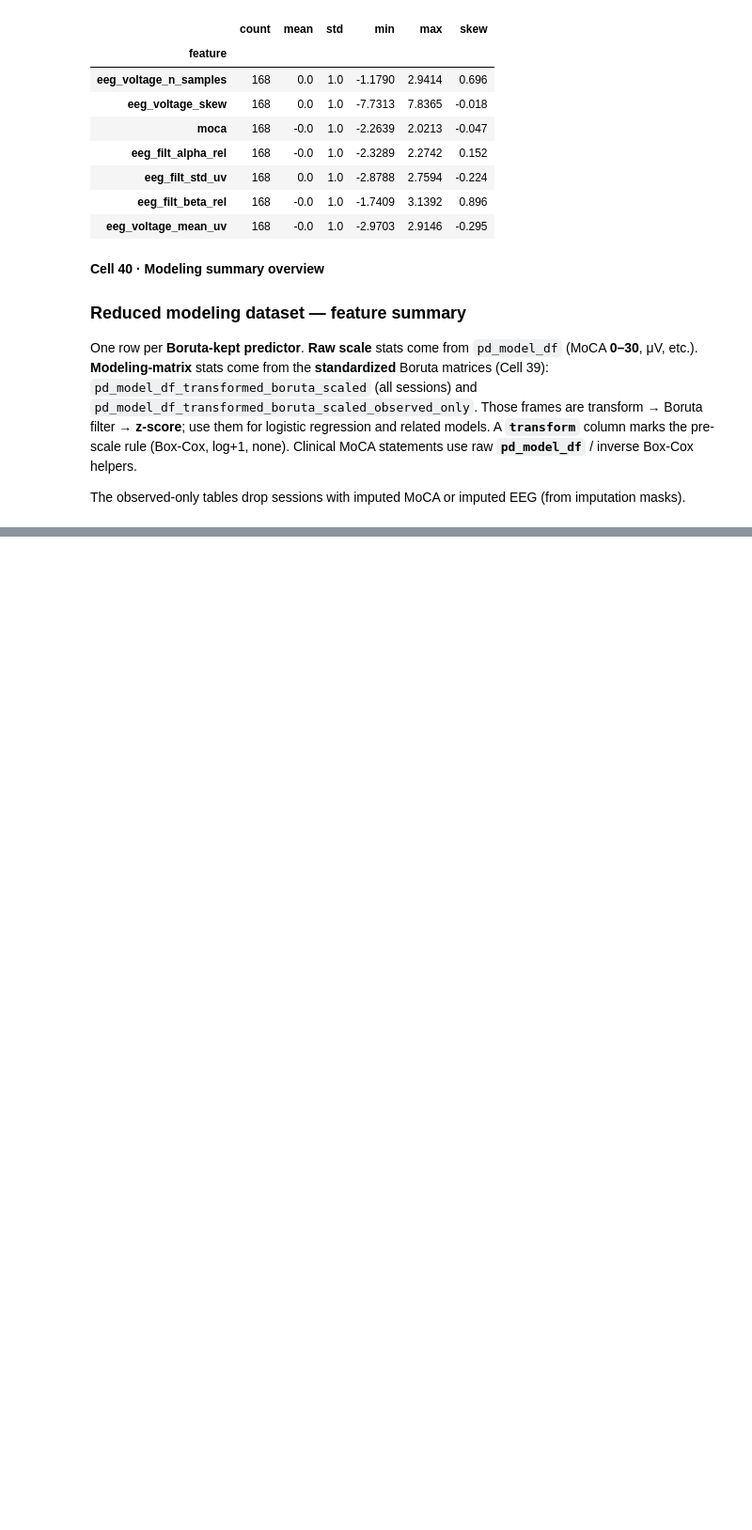
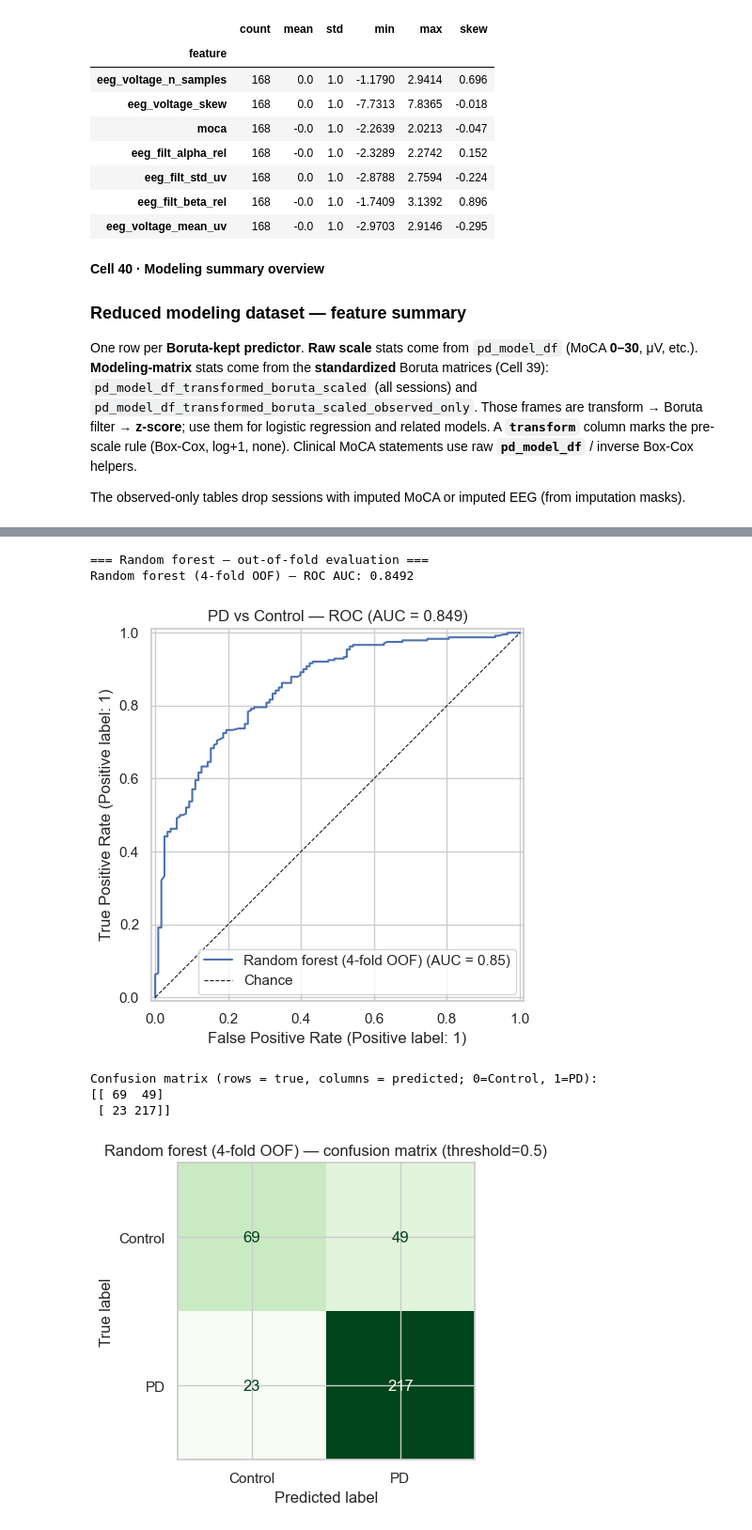
Before and after one commit to tnewman10/DDDM, a Jupyter notebook: Parkinson's Diagnosis/ds008768/PD Model.ipynb, the cells around one changed output, grey strips where cells are left out. Shown at 94% size. Drawn from its saved outputs; the diff is of its cells as text; code cells hidden in the pictures; blank space fills up the shorter version.

```diff
--- a/Parkinson's Diagnosis/ds008768/PD Model.ipynb
+++ b/Parkinson's Diagnosis/ds008768/PD Model.ipynb
@@ -3706,0 +4046,31 @@ weighted avg      0.737     0.733     0.694        90
+# %%
+# Cell 48 · Random forest — OOF evaluation
+if "pd_rf_oof_prob" not in globals():
+    raise NameError("Run Cell 47 (random forest CV) first.")
+
+print("=== Random forest — out-of-fold evaluation ===")
+rf_test_metrics = pd_binary_classification_eval(
+    y,
+    pd_rf_oof_pred,
+    pd_rf_oof_prob,
+    PD_CLASS_NAMES,
+    f"Random forest ({PD_CV_FOLDS}-fold OOF)",
+    cm_cmap="Greens",
+)
+rf_test_metrics.name = "random_forest"
+
+if "logistic_test_metrics" in globals():
+    print("\n=== OOF metrics: logistic vs random forest ===")
+    display(
+        pd.DataFrame(
+            {"logistic": logistic_test_metrics, "random_forest": rf_test_metrics}
+        ).round(4)
+    )
+# %% [output]
+=== Random forest — out-of-fold evaluation ===
+Random forest (4-fold OOF) — ROC AUC: 0.8492
+[figure, added]
+Confusion matrix (rows = true, columns = predicted; 0=Control, 1=PD):
+[[ 69  49]
+ [ 23 217]]
+[figure, added]
```
Also changed, not shown: parts of 15 cells of this notebook, 1 other file.
